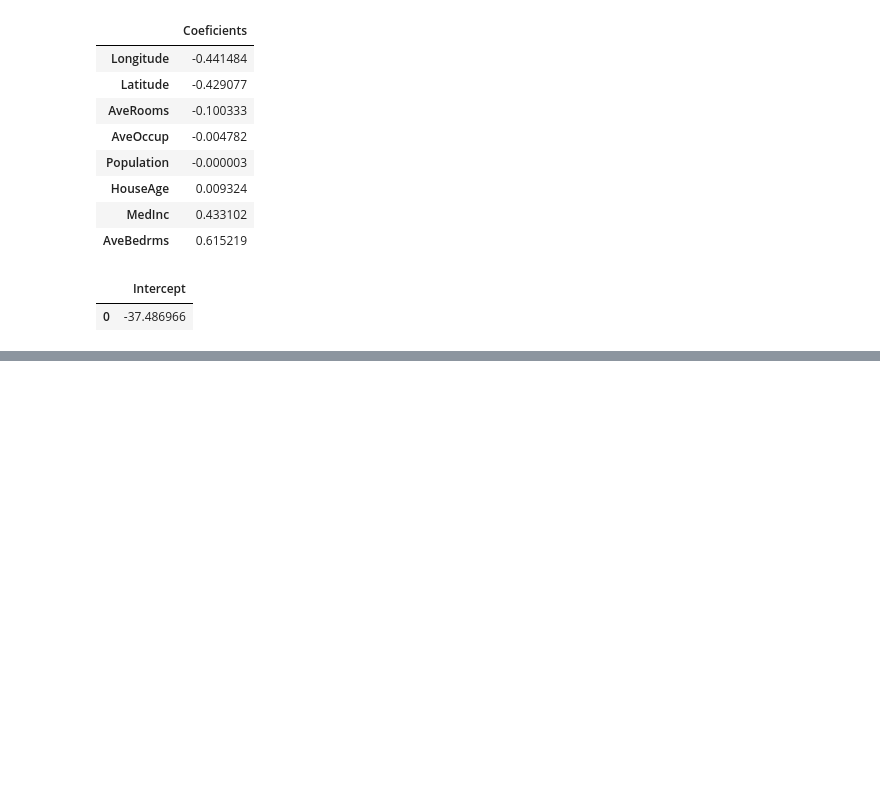
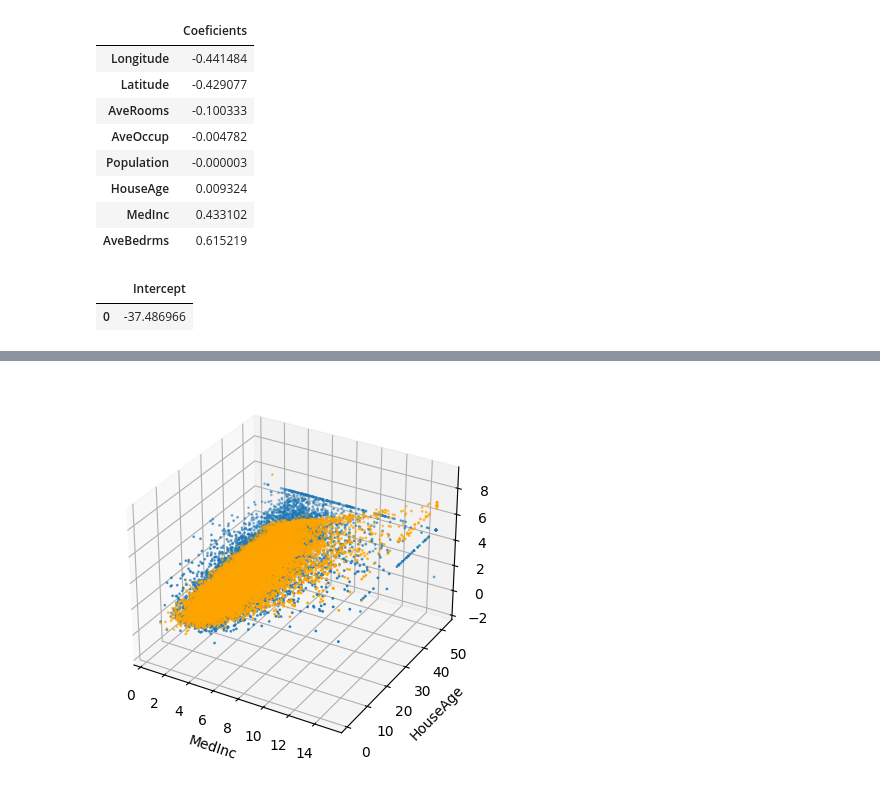
Before and after one commit to agudovitoria/saturdays-ai-2024, a Jupyter notebook: linear_regression.ipynb, the cells around one changed output, grey strips where cells are left out. Saved outputs shown, nothing was run; the diff lists cells and outputs as text; code cells hidden in the pictures; blank space fills up the shorter version.

```diff
--- a/linear_regression.ipynb
+++ b/linear_regression.ipynb
@@ -219,7 +226,7 @@ pd.DataFrame([reg2.intercept_], columns =["Intercept"])
 fig = plt.figure()
 ax = fig.add_subplot(111,projection='3d')
 ax.scatter(X2.MedInc,X2.HouseAge, Y2, s=1)
-ax.scatter(X2.MedInc, X2.HouseAge, reg2.predict(X2), s=1, cmap="YlOrRd")
+ax.scatter(X2.MedInc, X2.HouseAge, reg2.predict(X2), s=1, c="orange")
 
 ax.set_xlabel("MedInc")
 ax.set_ylabel("HouseAge")
@@ -230,0 +236 @@ plt.show()
+[figure, added]
```
Also changed, not shown: parts of 3 cells of this notebook.
